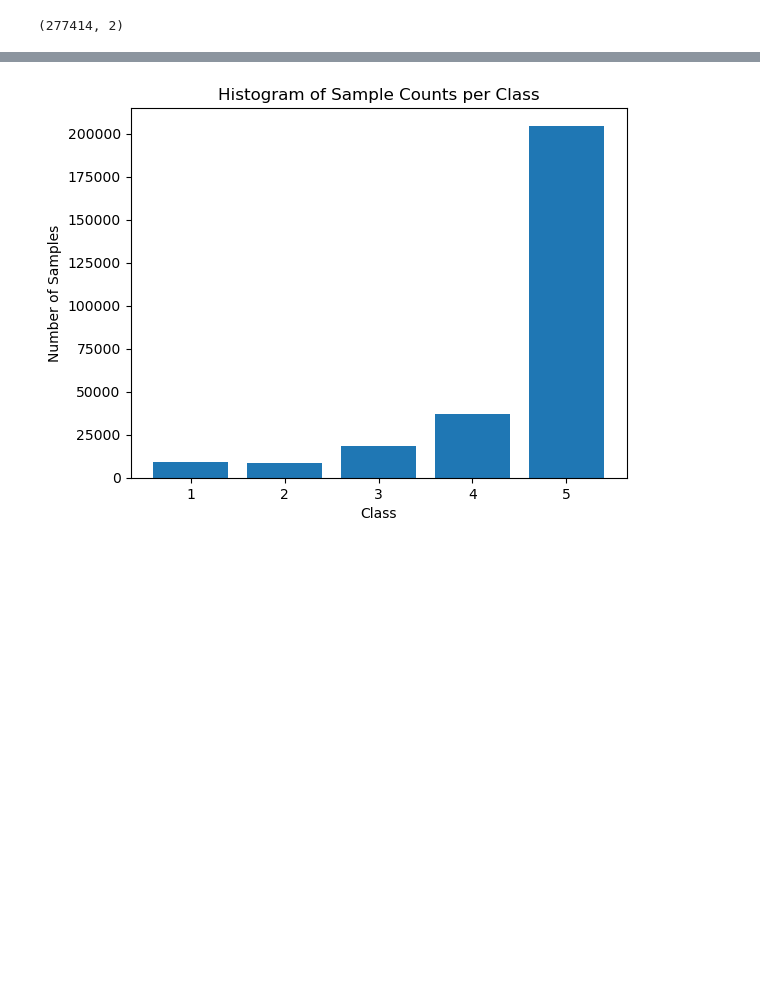
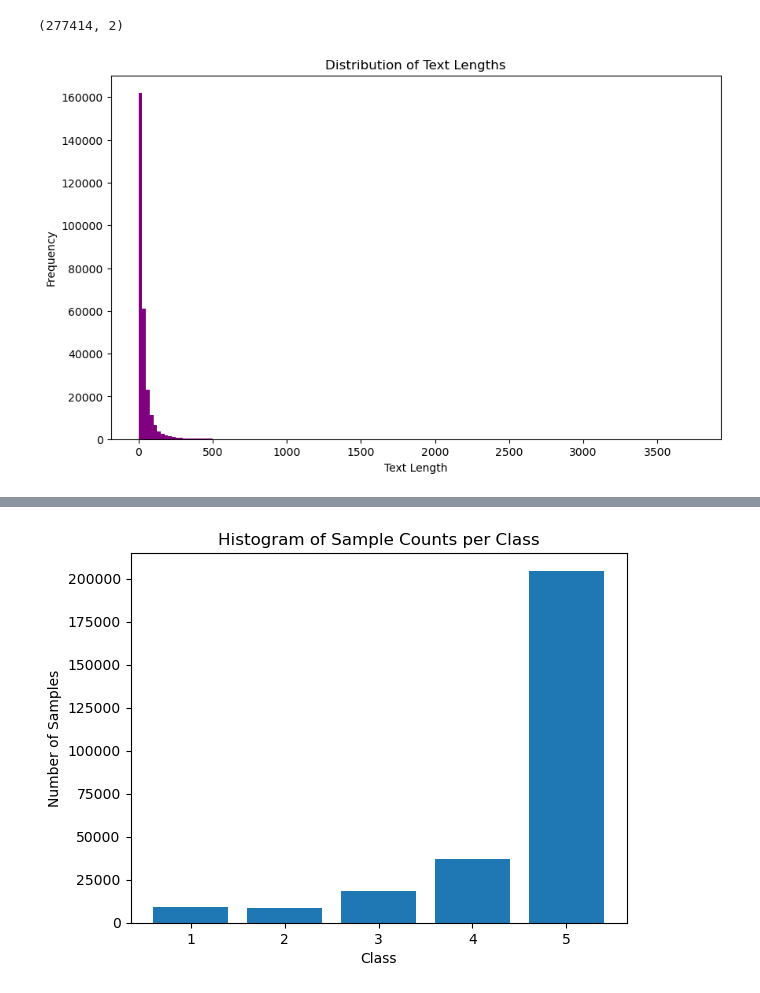
Before and after one commit to nuratamton/Amazon-Reviews, a Jupyter notebook: Cw2_Amazon.ipynb, the cells around one changed output, grey strips where cells are left out. Cells and saved outputs as stored; diff of their text form; code cells hidden in the pictures; blank space fills up the shorter version.

```diff
--- a/Cw2_Amazon.ipynb
+++ b/Cw2_Amazon.ipynb
@@ -170,0 +171,11 @@ train.shape
+# %%
+train['text_length'] = train['Review'].apply(lambda x: len(x.split()))
+
+plt.figure(figsize=(10, 6))
+plt.hist(train['text_length'], bins=150, color='purple')
+plt.title('Distribution of Text Lengths')
+plt.xlabel('Text Length')
+plt.ylabel('Frequency')
+plt.show()
+# %% [output]
+[figure, added]
```
Also changed, not shown: parts of 51 cells of this notebook.
